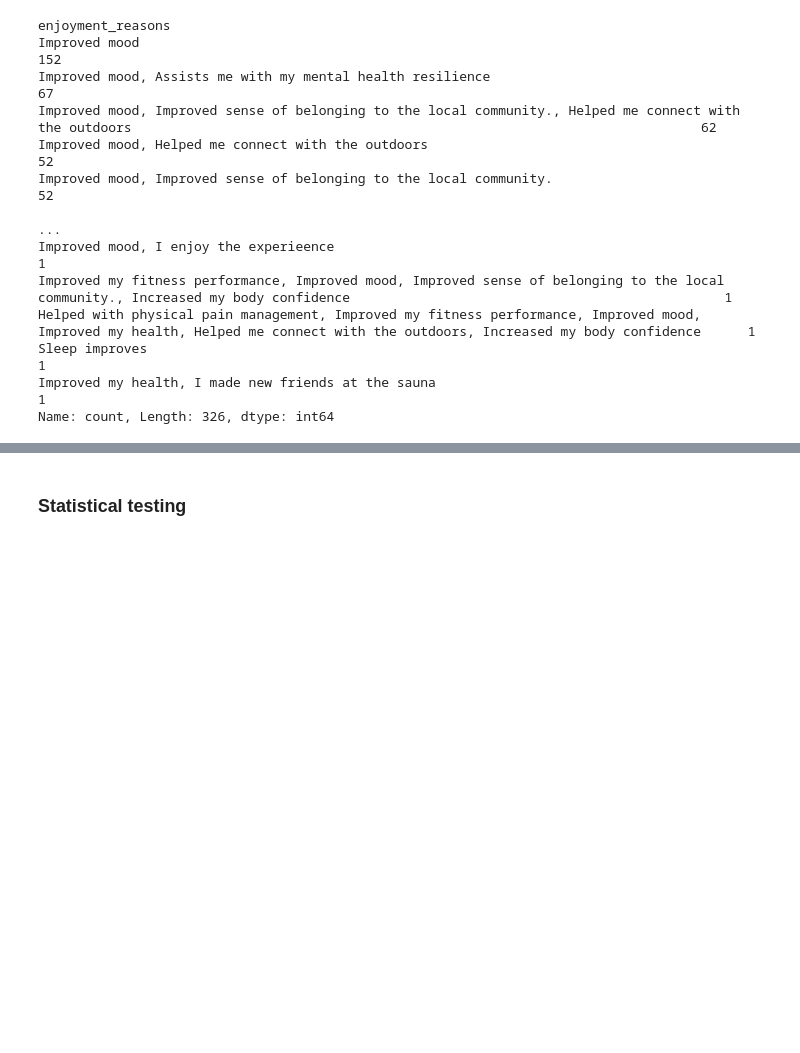
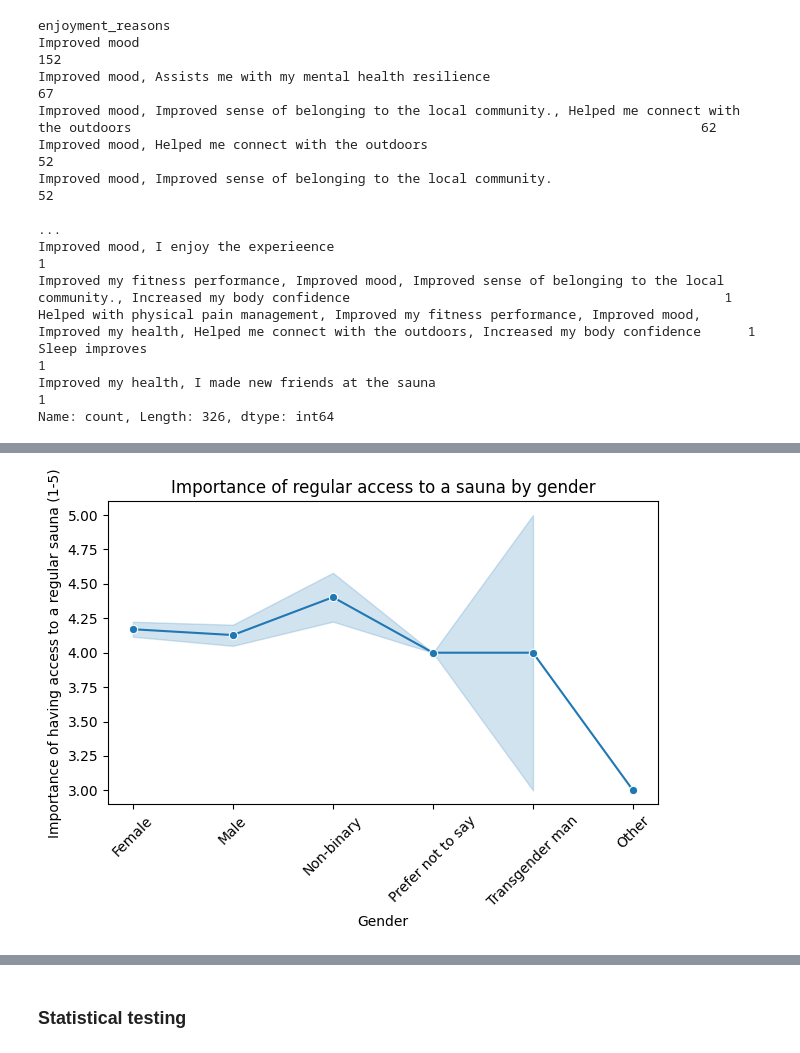
Before and after one commit to RachaelJadeMcGrath/Capstone, a Jupyter notebook: capstone_analysis.ipynb, the cells around one changed output, grey strips where cells are left out. Saved outputs shown, nothing was run; the diff lists cells and outputs as text; code cells hidden in the pictures; blank space fills up the shorter version.

```diff
--- a/capstone_analysis.ipynb
+++ b/capstone_analysis.ipynb
@@ -505,0 +545,10 @@ sns.jointplot(data=df, x="enjoyment_reasons", y="Do you feel a sense of belongin
+# %%
+sns.lineplot(data=df, x='gender', y='sauna_access_importance', marker='o')
+plt.title('Importance of regular access to a sauna by gender')
+plt.xlabel('Gender')
+plt.ylabel('Importance of having access to a regular sauna (1-5)')
+plt.xticks(rotation=45)
+plt.tight_layout()
+plt.show()
+# %% [output]
+[figure, added]
```
Also changed, not shown: parts of 46 cells of this notebook, 3 other files.
